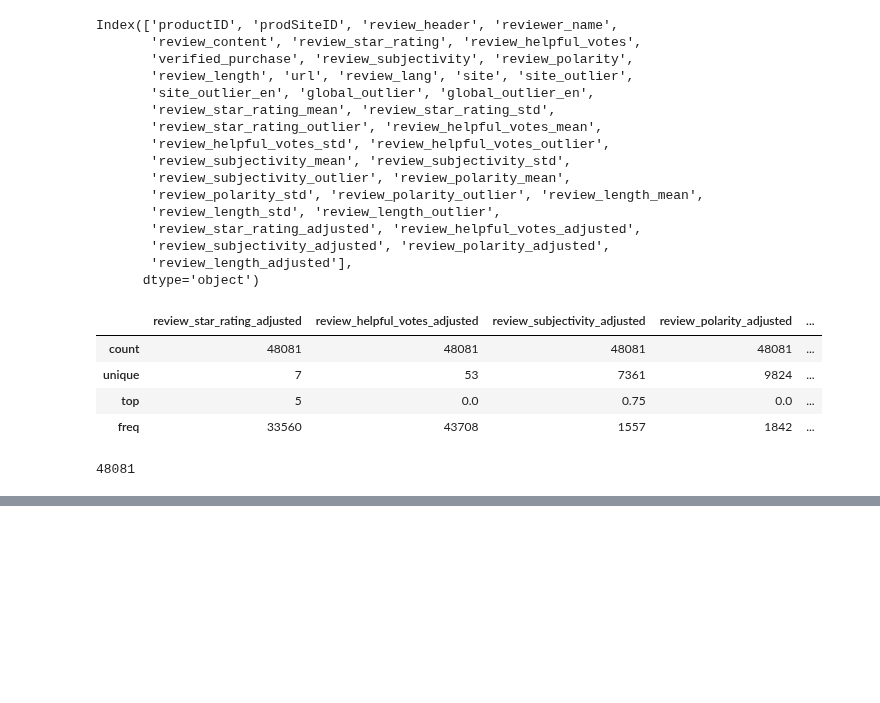
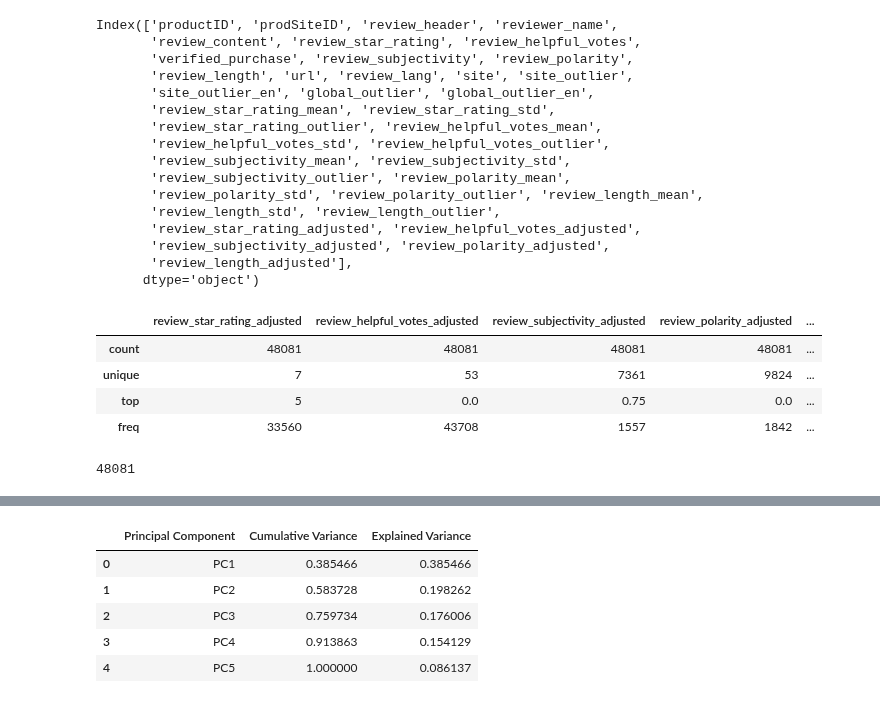
Before and after one commit to aneeshkhole/Perceived-Usefulness-of-online-customer-reviews, a Jupyter notebook: src/OutlierHandling.ipynb, the cells around one changed output, grey strips where cells are left out. Saved outputs shown, nothing was run; the diff lists cells and outputs as text; code cells hidden in the pictures; blank space fills up the shorter version.

```diff
--- a/src/OutlierHandling.ipynb
+++ b/src/OutlierHandling.ipynb
@@ -178,0 +317,28 @@ reviews.to_csv('../data/reviews_outlier_adjusted.csv')
+# %%
+from sklearn.decomposition import PCA
+
+pca = PCA()
+
+pcs = pca.fit_transform(X_train)
+
+pr_df = pd.DataFrame(data=pcs)
+
+pr_df.columns = ["PC{}".format(i) for i in range(1,len(pca.components_)+1)]
+
+exp_var = pca.explained_variance_ratio_
+
+cum_var = np.cumsum(exp_var)
+
+cum_var_df = pd.DataFrame({
+    'Principal Component':[f'PC{i+1}' for i in range(len(cum_var))],
+    'Cumulative Variance':cum_var,
+    'Explained Variance':exp_var
+})
+cum_var_df
+# %% [output]
+|  | Principal Component | Cumulative Variance | Explained Variance |
+| 0 | PC1 | 0.385466 | 0.385466 |
+| 1 | PC2 | 0.583728 | 0.198262 |
+| 2 | PC3 | 0.759734 | 0.176006 |
+| 3 | PC4 | 0.913863 | 0.154129 |
+| 4 | PC5 | 1.000000 | 0.086137 |
```
Also changed, not shown: parts of 11 cells of this notebook.
